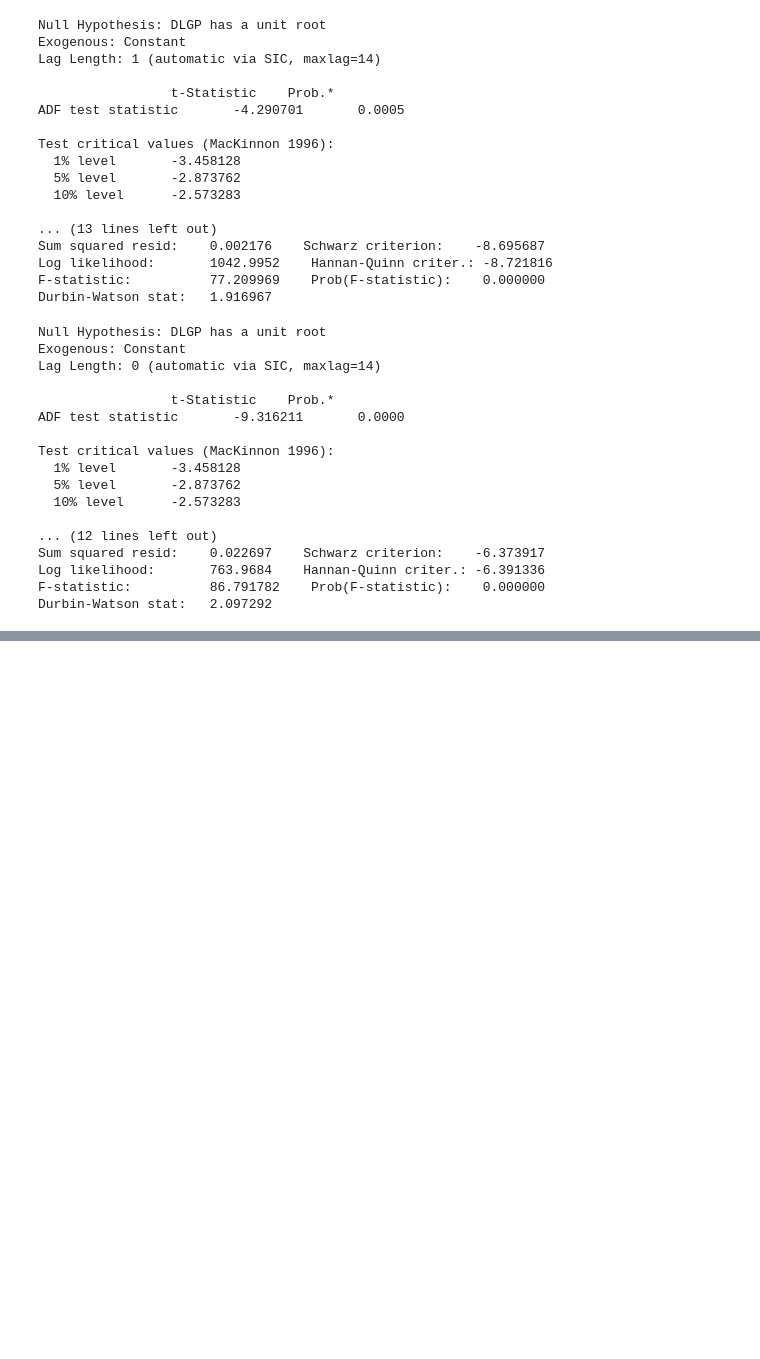
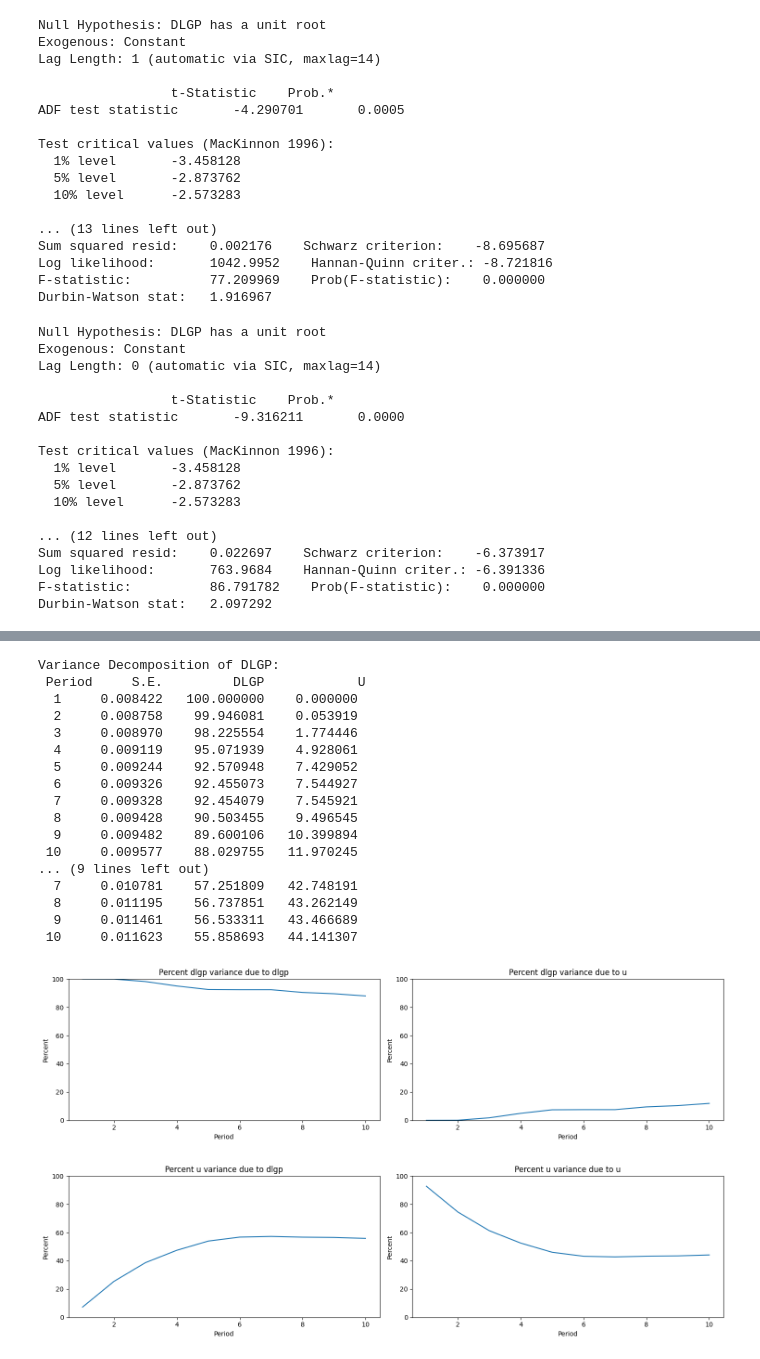
Before and after one commit to DavidGuzzi/MECMT10, a Jupyter notebook: clase_4.ipynb, the cells around one changed output, grey strips where cells are left out. Cells and saved outputs as stored; diff of their text form; code cells hidden in the pictures; blank space fills up the shorter version.

```diff
--- a/clase_4.ipynb
+++ b/clase_4.ipynb
@@ -967,0 +1376,65 @@ Durbin-Watson stat:   2.097292
+# %%
+import numpy as np
+import matplotlib.pyplot as plt
+from statsmodels.tsa.api import VAR
+
+# ——— 1) Reordena y ajusta el VAR(4) ——————————————————————————————————
+data_ord = df_f[['dlgp', 'u']].copy() #Cholesky ordering.
+res_ord  = VAR(data_ord).fit(12)
+
+# ——— 2) FEVD para 10 periodos ortogonalizada (Cholesky) —————————————————
+fevd   = res_ord.fevd(10)
+decomp = fevd.decomp       # shape (3, 10, 3): (var, horizons 1..10, shock)
+
+# Matriz de var–cov de errores de pronóstico y sus S.E.
+mse = res_ord.mse(10)      # shape (10,3,3)
+se  = np.sqrt(np.diagonal(mse, axis1=1, axis2=2))  # shape (10,3)
+
+order    = data_ord.columns.tolist()  # ['fed_funds','inflation','un_rate']
+horizons = np.arange(1, 11)          # Periods 1..10
+
+# ——— 3) Imprime la tabla estilo EViews ————————————————————————————————
+for i, var in enumerate(order):
+    print(f"\nVariance Decomposition of {var.upper()}:")
+    header = " Period     S.E.   " + "   ".join(f"{v.upper():>10s}" for v in order)
+    print(header)
+    for h in range(10):
+        pct   = decomp[i, h, :] * 100  # fracción→%
+        seval = se[h, i]
+        vals  = "  ".join(f"{p:10.6f}" for p in pct)
+        print(f" {h+1:>2d}   {seval:10.6f}   {vals}")
+
+# ——— 4) Genera “Multiple Graphs” de % de varianza (3 por fila) —————————
+for i, var in enumerate(order):
+    fig, axs = plt.subplots(1, 2, figsize=(15, 4))
+    for j, shock in enumerate(order):
+        pct = decomp[i, :, j] * 100  # 10 valores → periods 1..10
+        ax  = axs[j]
+        ax.plot(horizons, pct)
+        ax.set_title(f'Percent {var} variance due to {shock}')
+        ax.set_xlabel('Period')
+        ax.set_ylabel('Percent')
+        ax.axhline(0, color='black', linewidth=0.5)
+        ax.set_ylim(0, 100)
+    plt.tight_layout()
+    plt.show()
+# %% [output]
+Variance Decomposition of DLGP:
+ Period     S.E.         DLGP            U
+  1     0.008422   100.000000    0.000000
+  2     0.008758    99.946081    0.053919
+  3     0.008970    98.225554    1.774446
+  4     0.009119    95.071939    4.928061
+  5     0.009244    92.570948    7.429052
+  6     0.009326    92.455073    7.544927
+  7     0.009328    92.454079    7.545921
+  8     0.009428    90.503455    9.496545
+  9     0.009482    89.600106   10.399894
+ 10     0.009577    88.029755   11.970245
+... (9 lines left out)
+  7     0.010781    57.251809   42.748191
+  8     0.011195    56.737851   43.262149
+  9     0.011461    56.533311   43.466689
+ 10     0.011623    55.858693   44.141307
+[figure, added]
+[figure, added]
```
Also changed, not shown: parts of 12 cells of this notebook.
